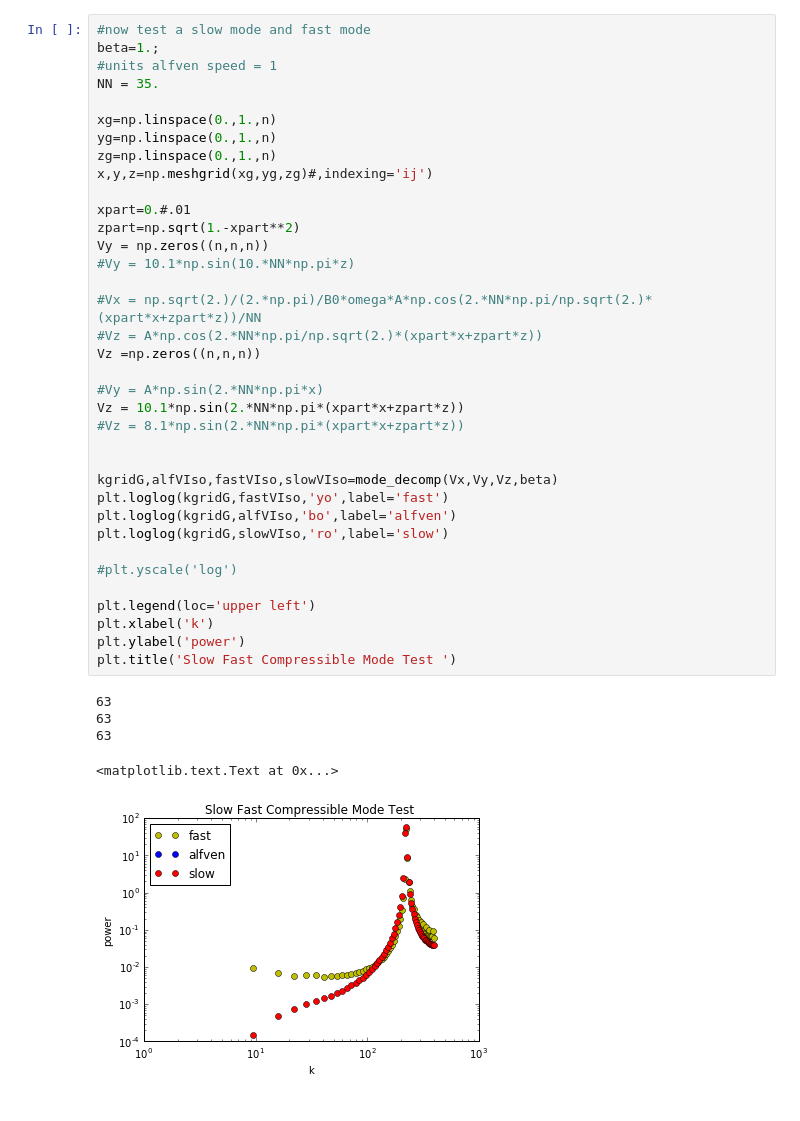
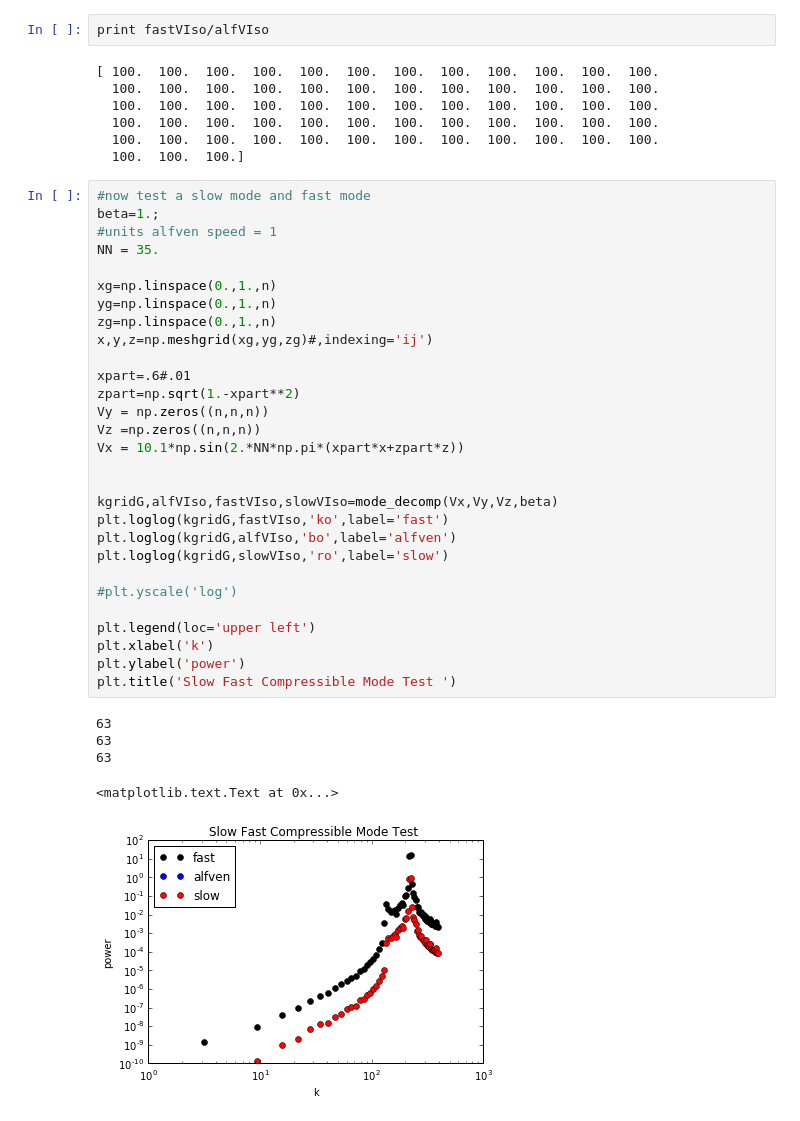
Before and after one commit to DSeligman/MHD_mode_decomposition, a Jupyter notebook: MODE_decomposition_tests.ipynb, the cells around one changed output. Saved outputs shown, nothing was run; the diff lists cells and outputs as text.

```diff
--- a/MODE_decomposition_tests.ipynb
+++ b/MODE_decomposition_tests.ipynb
@@ -158,43 +268,45 @@ plt.title('Alfven Test ')
+# %%
+print fastVIso/alfVIso
+# %% [output]
+[ 100.  100.  100.  100.  100.  100.  100.  100.  100.  100.  100.  100.
+  100.  100.  100.  100.  100.  100.  100.  100.  100.  100.  100.  100.
+  100.  100.  100.  100.  100.  100.  100.  100.  100.  100.  100.  100.
+  100.  100.  100.  100.  100.  100.  100.  100.  100.  100.  100.  100.
+  100.  100.  100.  100.  100.  100.  100.  100.  100.  100.  100.  100.
+  100.  100.  100.]
 # %%
 #now test a slow mode and fast mode
 beta=1.;
 #units alfven speed = 1
 NN = 35.
 
 xg=np.linspace(0.,1.,n)
 yg=np.linspace(0.,1.,n)
 zg=np.linspace(0.,1.,n)
 x,y,z=np.meshgrid(xg,yg,zg)#,indexing='ij')
 
-xpart=0.#.01
+xpart=.6#.01
 zpart=np.sqrt(1.-xpart**2)
 Vy = np.zeros((n,n,n))
-#Vy = 10.1*np.sin(10.*NN*np.pi*z)
-
-#Vx = np.sqrt(2.)/(2.*np.pi)/B0*omega*A*np.cos(2.*NN*np.pi/np.sqrt(2.)*(xpart*x+zpart*z))/NN
-#Vz = A*np.cos(2.*NN*np.pi/np.sqrt(2.)*(xpart*x+zpart*z))
 Vz =np.zeros((n,n,n))
-
-#Vy = A*np.sin(2.*NN*np.pi*x)
-Vz = 10.1*np.sin(2.*NN*np.pi*(xpart*x+zpart*z))
-#Vz = 8.1*np.sin(2.*NN*np.pi*(xpart*x+zpart*z))
+Vx = 10.1*np.sin(2.*NN*np.pi*(xpart*x+zpart*z))
 
 
 kgridG,alfVIso,fastVIso,slowVIso=mode_decomp(Vx,Vy,Vz,beta)
-plt.loglog(kgridG,fastVIso,'yo',label='fast')
+plt.loglog(kgridG,fastVIso,'ko',label='fast')
 plt.loglog(kgridG,alfVIso,'bo',label='alfven')
 plt.loglog(kgridG,slowVIso,'ro',label='slow')
 
 #plt.yscale('log')
 
 plt.legend(loc='upper left')
 plt.xlabel('k')
 plt.ylabel('power')
 plt.title('Slow Fast Compressible Mode Test ')
 # %% [output]
 63
 63
 63
 <matplotlib.text.Text at 0x...>
-[figure, old version]
+[figure, new version]
 # %%
```
Also changed, not shown: parts of 6 cells of this notebook.
